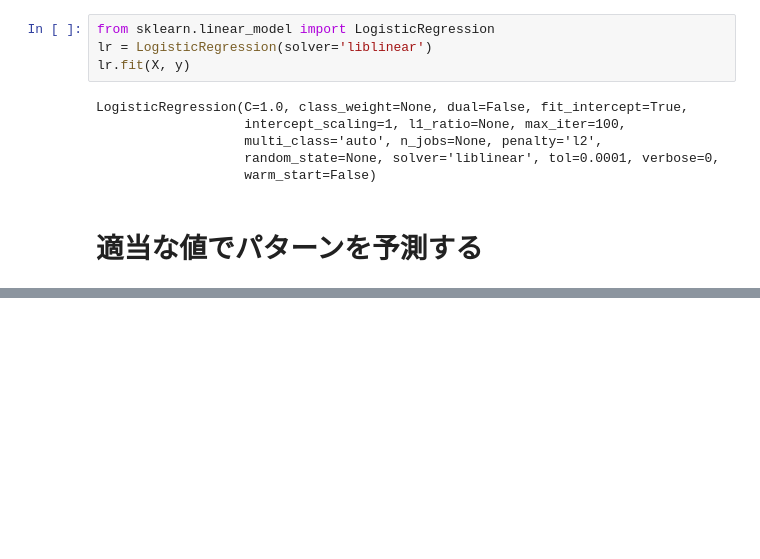
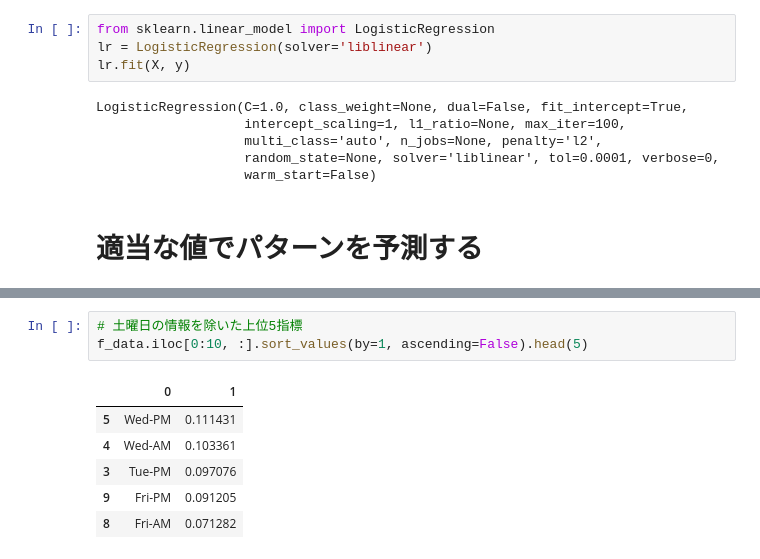
Before and after one commit to acio-o9/python-workspace, a Jupyter notebook: AnimalCrossing_BookPredict.ipynb, the cells around one changed output, grey strips where cells are left out. Cells and saved outputs as stored; diff of their text form; blank space fills up the shorter version.

```diff
--- a/AnimalCrossing_BookPredict.ipynb
+++ b/AnimalCrossing_BookPredict.ipynb
@@ -102,0 +201,10 @@ array(['third'], dtype=object)
+# %%
+# 土曜日の情報を除いた上位5指標
+f_data.iloc[0:10, :].sort_values(by=1, ascending=False).head(5)
+# %% [output]
+|  | 0 | 1 |
+| 5 | Wed-PM | 0.111431 |
+| 4 | Wed-AM | 0.103361 |
+| 3 | Tue-PM | 0.097076 |
+| 9 | Fri-PM | 0.091205 |
+| 8 | Fri-AM | 0.071282 |
```
Also changed, not shown: parts of 13 cells of this notebook.
